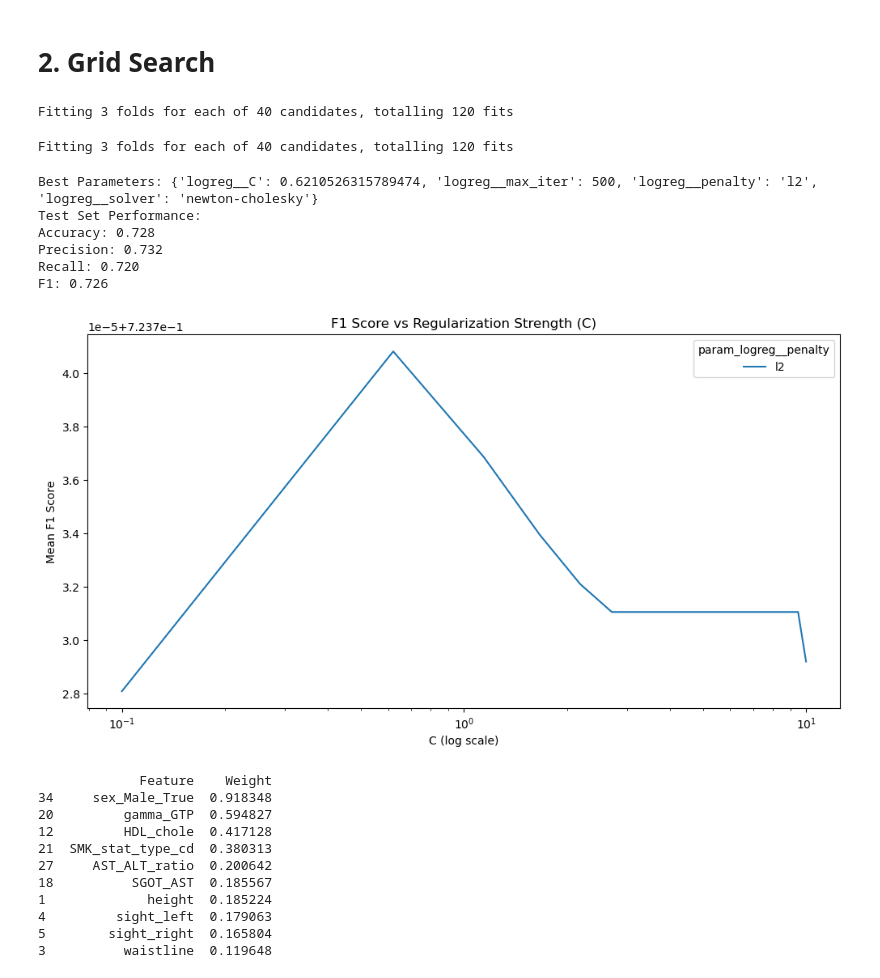
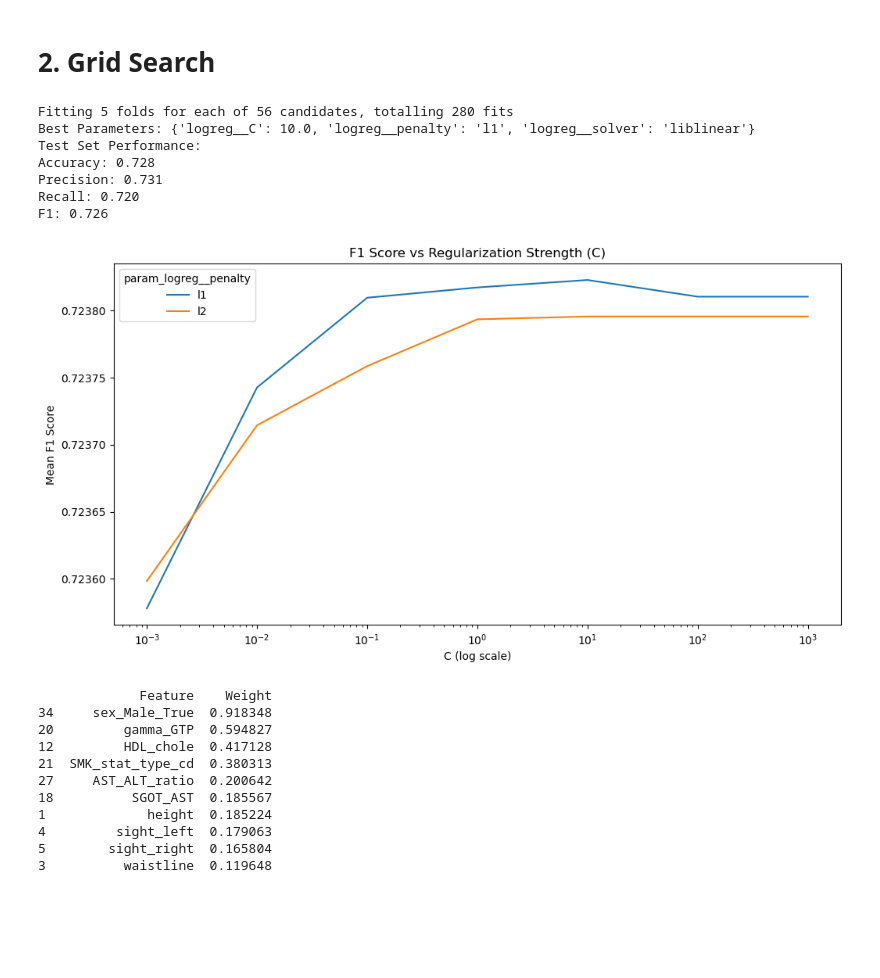
Before and after one commit to XDUZihanZhang/data-mining-project, a Jupyter notebook: notebooks/05_logistic_regression.ipynb, the cells around one changed output. Saved outputs shown, nothing was run; the diff lists cells and outputs as text; code cells hidden in the pictures; blank space fills up the shorter version.

```diff
--- a/notebooks/05_logistic_regression.ipynb
+++ b/notebooks/05_logistic_regression.ipynb
@@ -152,19 +152,24 @@ logreg_pipe = Pipeline([
    ('logreg', LogisticRegression(
         random_state=42,
         class_weight=None,
-        max_iter=500,
+        max_iter=10000,
         tol=1e-3,
-        warm_start=True
+        warm_start=False
     ))
 ])
 
-param_grid = [{
-    'logreg__C': np.linspace(0.1, 10, 20),
-    'logreg__penalty': ['l2'],
-    'logreg__solver': ['lbfgs', 'newton-cholesky'],
-    'logreg__max_iter': [500]
-}]
-
+param_grid = [
+    {
+        'logreg__penalty': ['l1', 'l2'],
+        'logreg__C': np.logspace(-3, 3, 7),
+        'logreg__solver': ['liblinear', 'saga']
+    },
+    {
+        'logreg__penalty': ['l2'],
+        'logreg__C': np.logspace(-3, 3, 7),
+        'logreg__solver': ['lbfgs', 'newton-cg', 'sag', 'newton-cholesky']
+    }
+]
 
 grid_search = GridSearchCV(
     estimator=logreg_pipe,
@@ -176,16 +181,11 @@ grid_search = GridSearchCV(
         'recall': make_scorer(recall_score, average='binary')
     },
     refit='f1',
-    cv=StratifiedKFold(n_splits=3, shuffle=True, random_state=42),
+    cv=StratifiedKFold(n_splits=5, shuffle=True, random_state=42),
     n_jobs=-1,
     verbose=1,
     error_score='raise'
 )
-
-grid_search.fit(data_train, target_train.values.ravel())
-
-
-
 
 grid_search.fit(data_train, target_train.values.ravel())
 
@@ -193,42 +193,41 @@ best_model = grid_search.best_estimator_
 drk_prediction = best_model.predict(data_test)
 
 metrics = {
     'accuracy': accuracy_score(target_test, drk_prediction),
     'precision': precision_score(target_test, drk_prediction),
     'recall': recall_score(target_test, drk_prediction),
     'f1': f1_score(target_test, drk_prediction)
 }
 
 results_df = pd.DataFrame(grid_search.cv_results_)
 best_params = grid_search.best_params_
 
 print(f"Best Parameters: {best_params}")
 print("Test Set Performance:")
 for metric, value in metrics.items():
     print(f"{metric.capitalize()}: {value:.3f}")
 
 plt.figure(figsize=(12, 6))
 sns.lineplot(
     data=results_df[results_df.param_logreg__solver == best_params['logreg__solver']],
     x='param_logreg__C',
     y='mean_test_f1',
     hue='param_logreg__penalty'
 )
 plt.xscale('log')
 plt.title('F1 Score vs Regularization Strength (C)')
 plt.xlabel('C (log scale)')
 plt.ylabel('Mean F1 Score')
 plt.show()
 # %% [output]
-Fitting 3 folds for each of 40 candidates, totalling 120 fits
+Fitting 5 folds for each of 56 candidates, totalling 280 fits
+Best Parameters: {'logreg__C': 10.0, 'logreg__penalty': 'l1', 'logreg__solver': 'liblinear'}
+Test Set Performance:
+Accuracy: 0.728
+Precision: 0.731
+Recall: 0.720
+F1: 0.726
-Fitting 3 folds for each of 40 candidates, totalling 120 fits
-Best Parameters: {'logreg__C': 0.6210526315789474, 'logreg__max_iter': 500, 'logreg__penalty': 'l2', 'logreg__solver': 'newton-cholesky'}
-Test Set Performance:
-Accuracy: 0.728
-Precision: 0.732
-Recall: 0.720
-F1: 0.726
-[figure, old version]
+[figure, new version]
 # %%
 coefficients = best_model.named_steps['logreg'].coef_[0]
 feature_importance = pd.DataFrame({
```
